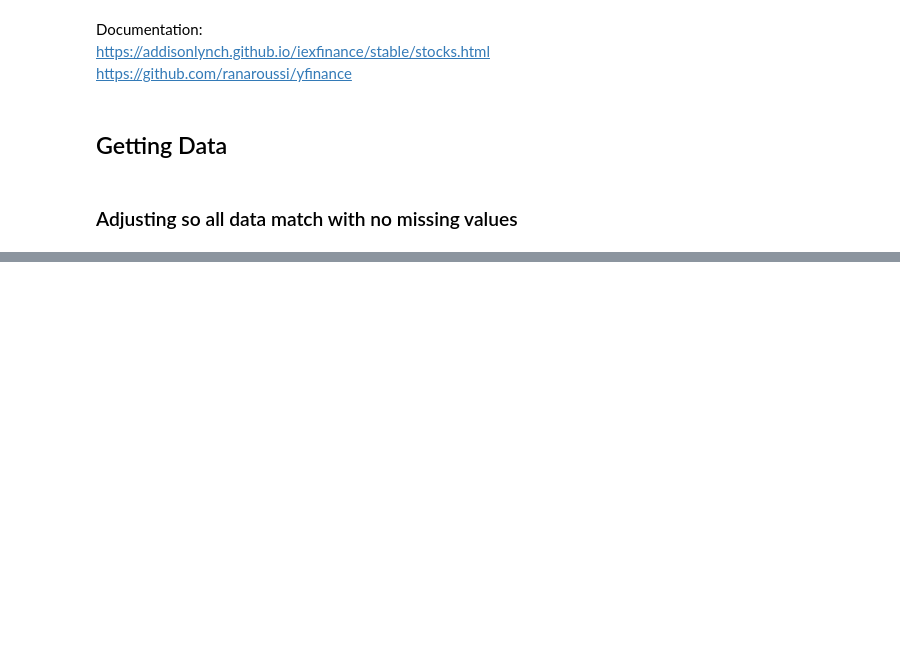
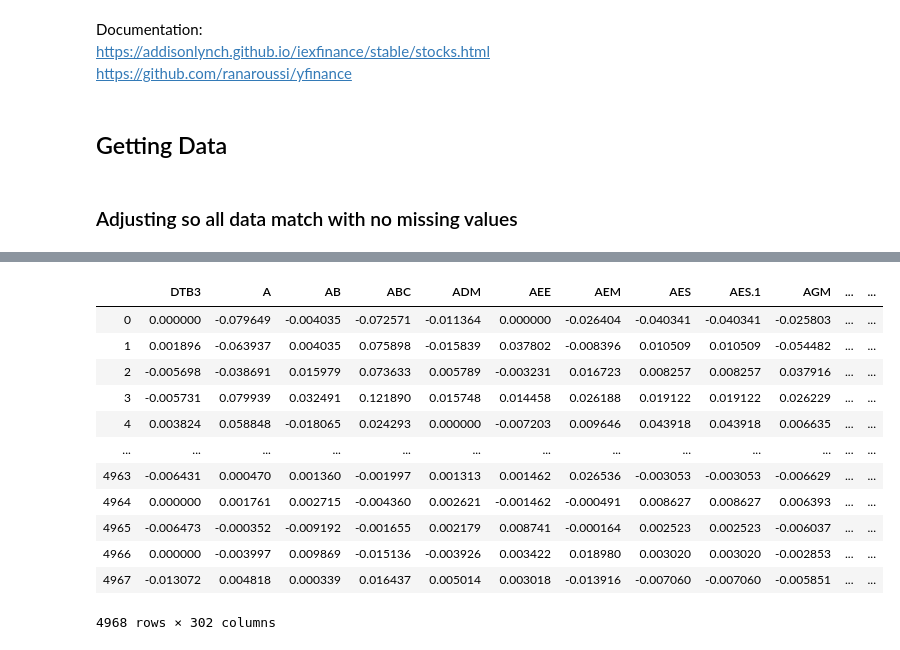
Before and after one commit to AlexanderLaustsen/Bachelorproject, a Jupyter notebook: Bachelor project.ipynb, the cells around one changed output, grey strips where cells are left out. Cells and saved outputs as stored; diff of their text form; code cells hidden in the pictures; blank space fills up the shorter version.

```diff
--- a/Bachelor project.ipynb
+++ b/Bachelor project.ipynb
@@ -167,0 +165,20 @@ gk.loc[Datess]
+# %%
+Final_table = pd.DataFrame()
+for i in range(len(columns)):
+    Final_table[columns[i]] = np.diff(Logtable[columns[i]],axis=0)
+# %%
+Final_table
+# %% [output]
+|  | DTB3 | A | AB | ABC | ADM | AEE | AEM | AES | AES.1 | AGM | ... | ... |
+| 0 | 0.000000 | -0.079649 | -0.004035 | -0.072571 | -0.011364 | 0.000000 | -0.026404 | -0.040341 | -0.040341 | -0.025803 | ... | ... |
+| 1 | 0.001896 | -0.063937 | 0.004035 | 0.075898 | -0.015839 | 0.037802 | -0.008396 | 0.010509 | 0.010509 | -0.054482 | ... | ... |
+| 2 | -0.005698 | -0.038691 | 0.015979 | 0.073633 | 0.005789 | -0.003231 | 0.016723 | 0.008257 | 0.008257 | 0.037916 | ... | ... |
+| 3 | -0.005731 | 0.079939 | 0.032491 | 0.121890 | 0.015748 | 0.014458 | 0.026188 | 0.019122 | 0.019122 | 0.026229 | ... | ... |
+| 4 | 0.003824 | 0.058848 | -0.018065 | 0.024293 | 0.000000 | -0.007203 | 0.009646 | 0.043918 | 0.043918 | 0.006635 | ... | ... |
+| ... | ... | ... | ... | ... | ... | ... | ... | ... | ... | ... | ... | ... |
+| 4963 | -0.006431 | 0.000470 | 0.001360 | -0.001997 | 0.001313 | 0.001462 | 0.026536 | -0.003053 | -0.003053 | -0.006629 | ... | ... |
+| 4964 | 0.000000 | 0.001761 | 0.002715 | -0.004360 | 0.002621 | -0.001462 | -0.000491 | 0.008627 | 0.008627 | 0.006393 | ... | ... |
+| 4965 | -0.006473 | -0.000352 | -0.009192 | -0.001655 | 0.002179 | 0.008741 | -0.000164 | 0.002523 | 0.002523 | -0.006037 | ... | ... |
+| 4966 | 0.000000 | -0.003997 | 0.009869 | -0.015136 | -0.003926 | 0.003422 | 0.018980 | 0.003020 | 0.003020 | -0.002853 | ... | ... |
+| 4967 | -0.013072 | 0.004818 | 0.000339 | 0.016437 | 0.005014 | 0.003018 | -0.013916 | -0.007060 | -0.007060 | -0.005851 | ... | ... |
+4968 rows × 302 columns
```
Also changed, not shown: parts of 19 cells of this notebook, 1 other file.
